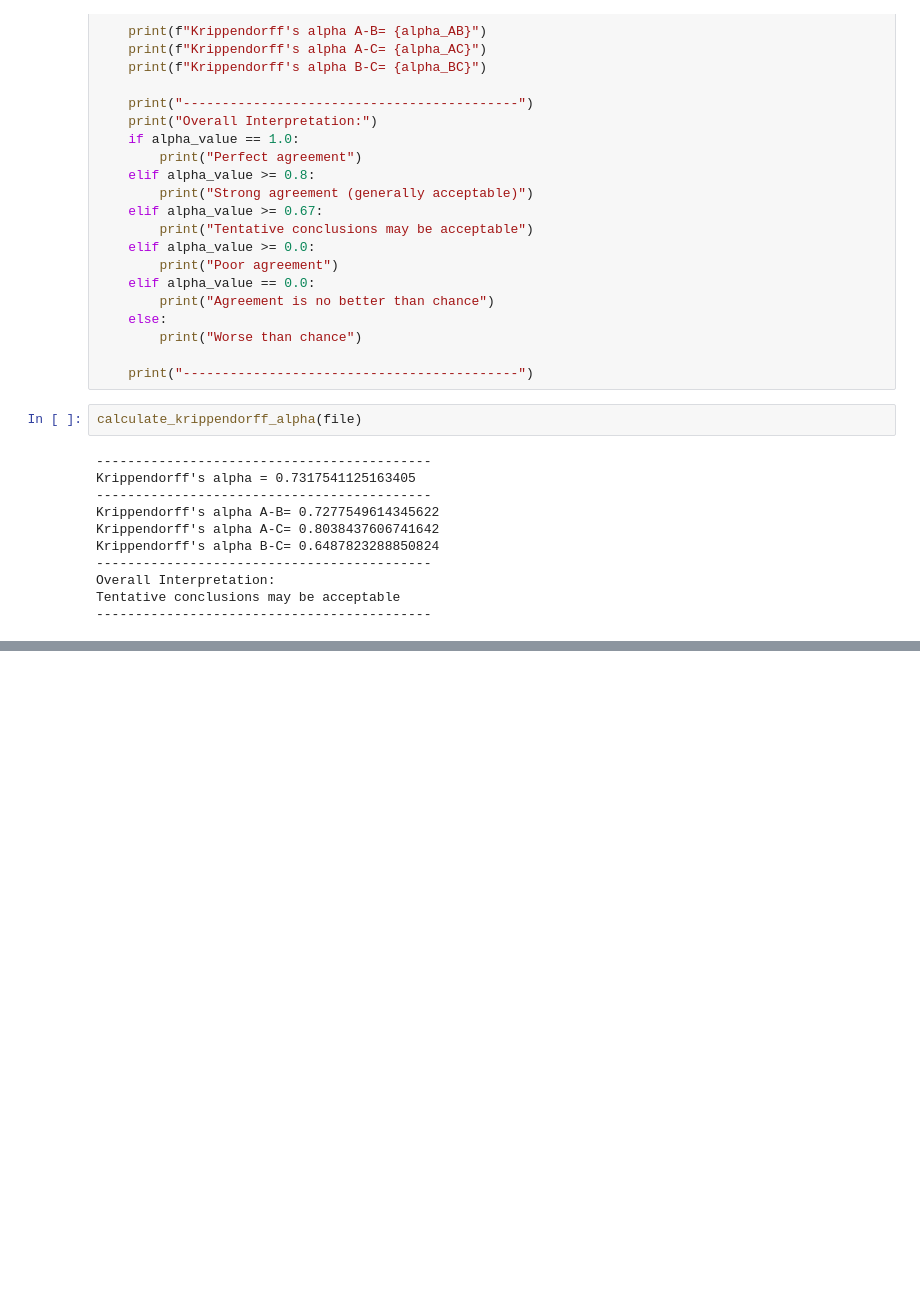
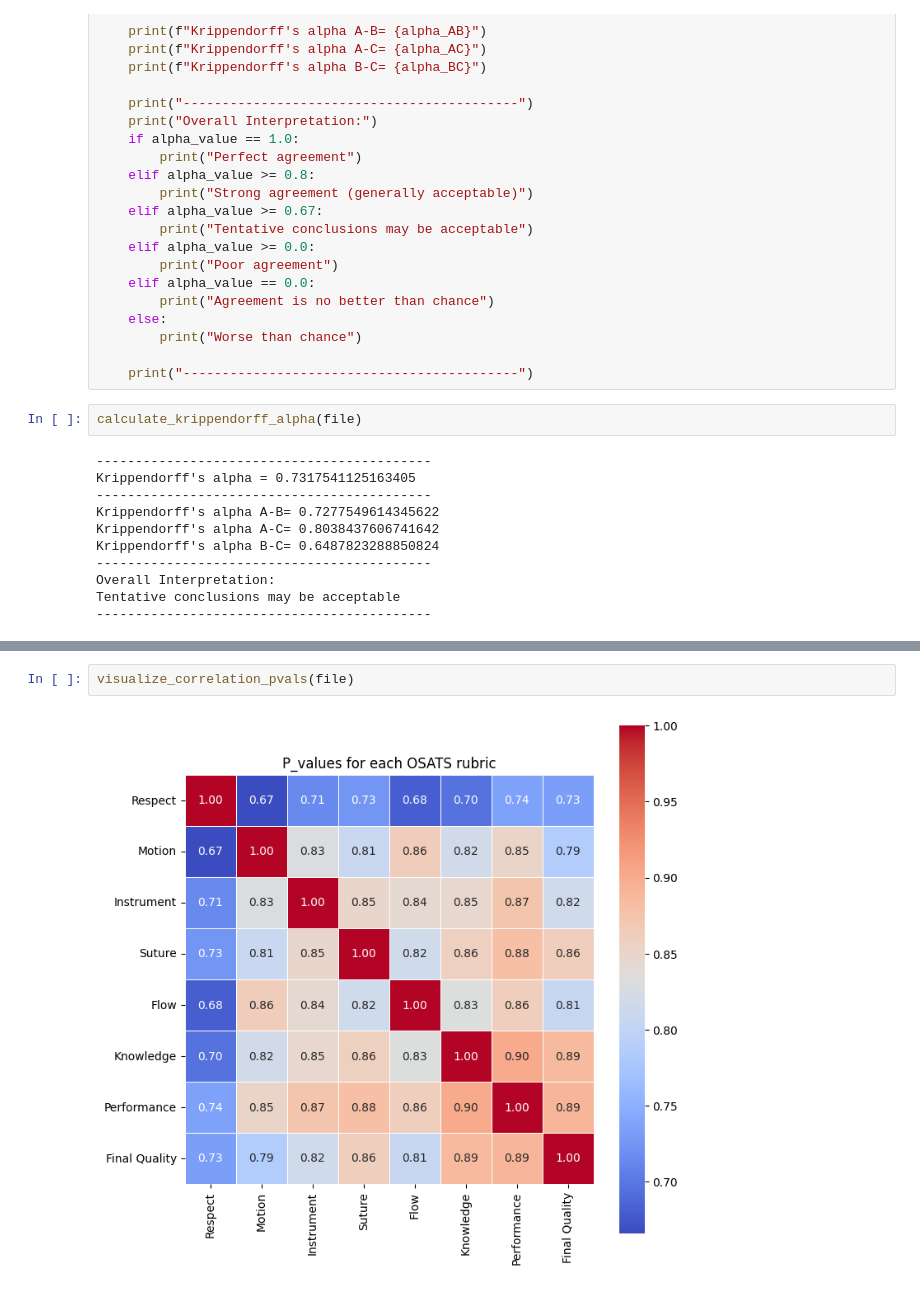
Before and after one commit to Napwillcode8848/OpenSutureNet, a Jupyter notebook: notebooks/analyze_dataset.ipynb, the cells around one changed output, grey strips where cells are left out. Cells and saved outputs as stored; diff of their text form; blank space fills up the shorter version.

Commit message:
Analyze top correlation for each osats feild

```diff
--- a/notebooks/analyze_dataset.ipynb
+++ b/notebooks/analyze_dataset.ipynb
@@ -316,0 +364,4 @@ Tentative conclusions may be acceptable
+# %%
+visualize_correlation_pvals(file)
+# %% [output]
+[figure, added]
```
Also changed, not shown: parts of 3 cells of this notebook.
